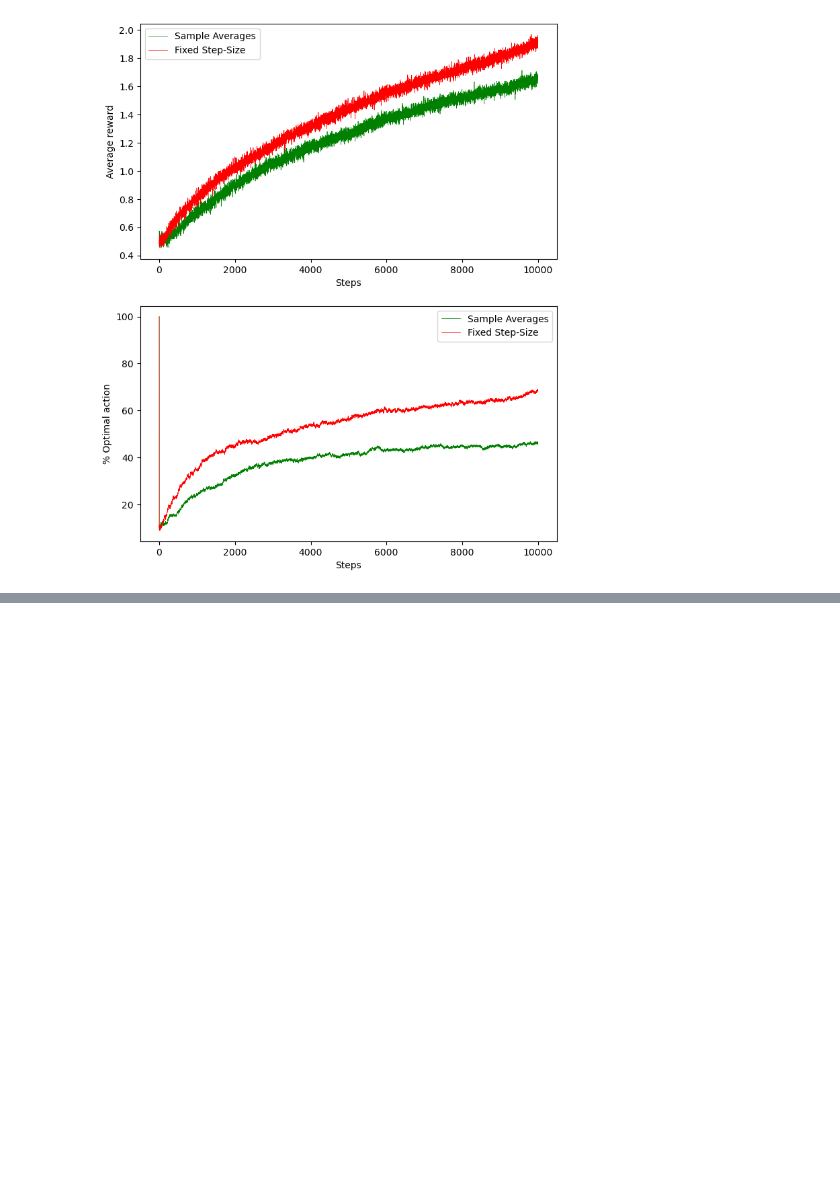
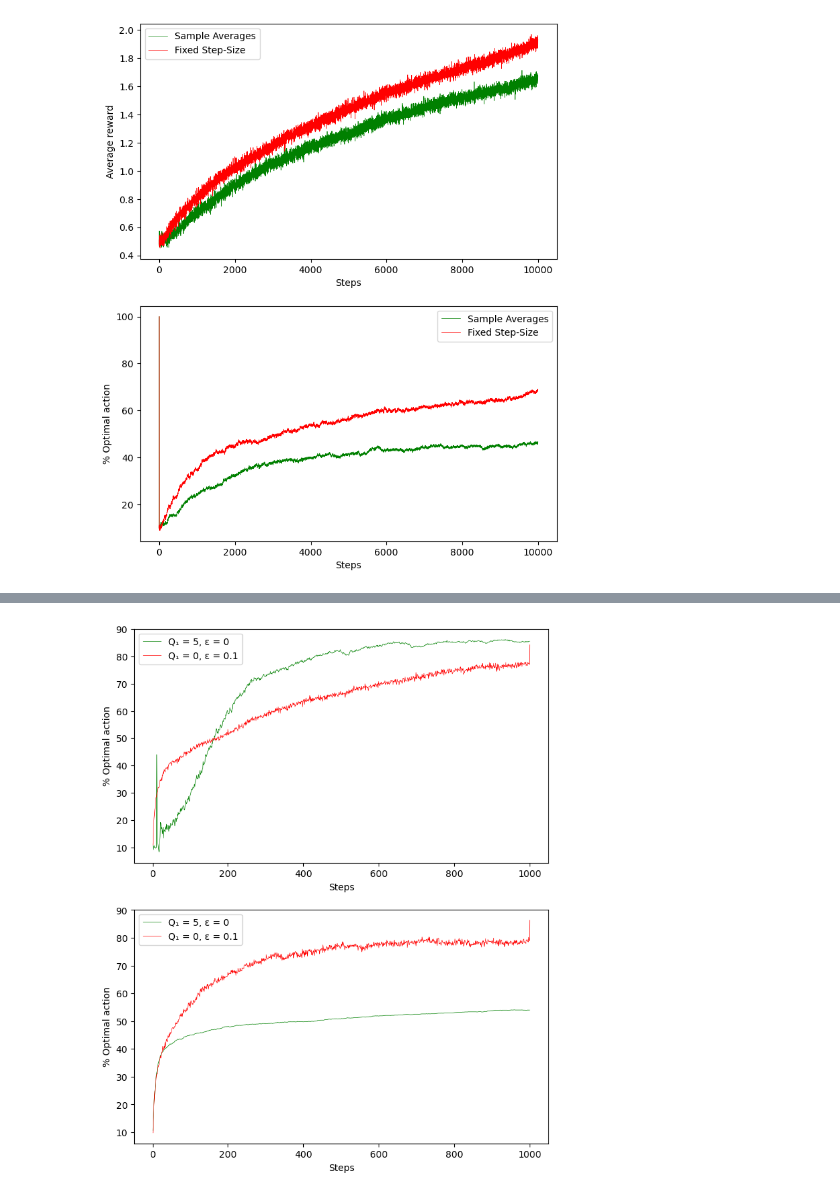
Before and after one commit to vinicius-gaspar/rl-studies, a Jupyter notebook: multi-armed-bandits.ipynb, the cells around one changed output, grey strips where cells are left out. Saved outputs shown, nothing was run; the diff lists cells and outputs as text; code cells hidden in the pictures; blank space fills up the shorter version.

```diff
--- a/multi-armed-bandits.ipynb
+++ b/multi-armed-bandits.ipynb
@@ -199,0 +319,31 @@ plt.show()
+# %%
+epsilon = [0, 0.1]
+initial_estimation = [5, 0]
+runs = 2000
+time_steps = 1000
+arms_number = 10
+mean = 0.0
+variance_action_values = 1.0
+variance_rewards = 1.0
+arms_number = 10
+step_size = 0.1
+
+linecolors = ['green', 'red']
+labels = ['Q\u2081 = 5, \u03B5 = 0', 'Q\u2081 = 0, \u03B5 = 0.1']
+steps = np.linspace(1, time_steps, time_steps, endpoint=True)
+
+fig, (ax0, ax1) = plt.subplots(nrows=2, ncols=1, sharex=False,figsize=(8, 10))
+for e in epsilon:
+    average_rewards, optimal_actions = k_bandits_fixed_step_size_stationary(arms_number, mean, variance_action_values, variance_rewards, e, runs, time_steps, step_size, initial_estimation[epsilon.index(e)])
+    average_rewards_b, optimal_actions_b = k_bandits_fixed_step_size_stationary_with_trace(arms_number, mean, variance_action_values, variance_rewards, e, runs, time_steps, step_size, initial_estimation[epsilon.index(e)])
+    ax0.plot(steps, optimal_actions*100, linewidth=0.5, color=linecolors[epsilon.index(e)], label=labels[epsilon.index(e)])
+    ax1.plot(steps, optimal_actions_b*100, linewidth=0.5, color=linecolors[epsilon.index(e)], label=labels[epsilon.index(e)])
+ax0.set_ylabel('% Optimal action')
+ax0.set_xlabel('Steps')
+ax0.legend()
+ax1.set_ylabel('% Optimal action')
+ax1.set_xlabel('Steps')
+ax1.legend()
+plt.show()
+# %% [output]
+[figure, added]
```
Also changed, not shown: parts of 5 cells of this notebook.
